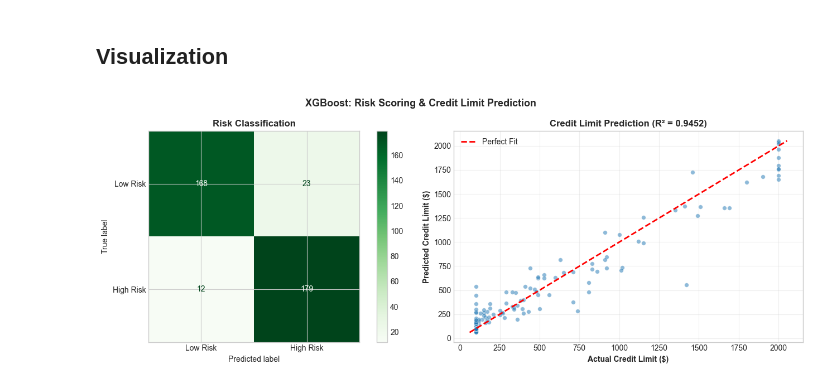
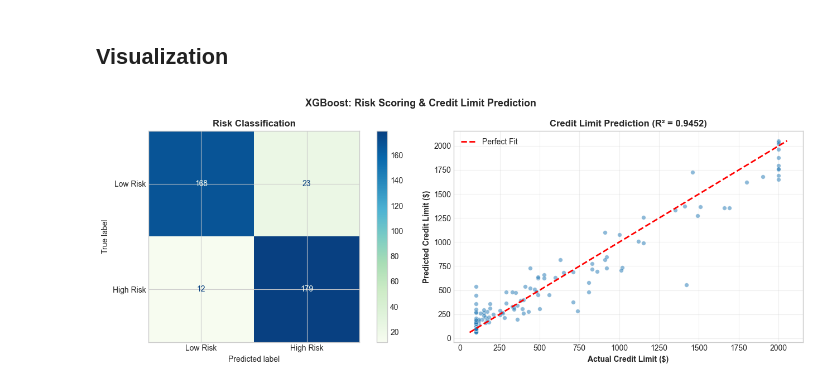
Before and after one commit to UmedJaMala/Credit-Risk-Scoring-ML, a Jupyter notebook: Credit_Limit_Risk_Scoring.ipynb, the cells around one changed output. Drawn from its saved outputs; the diff is of its cells as text; code cells hidden in the pictures.

Commit message:
feat: add credit risk scoring visualization and update notebook execution count

```diff
--- a/Credit_Limit_Risk_Scoring.ipynb
+++ b/Credit_Limit_Risk_Scoring.ipynb
@@ -324,22 +324,22 @@ Regression - Train R²: 0.9866 vs Test R²: 0.9452 (Gap: 0.0414)
 # %%
 fig, axes = plt.subplots(1, 2, figsize=(14, 5))
 fig.suptitle('XGBoost: Risk Scoring & Credit Limit Prediction', fontsize=13, fontweight='bold')
 
 cm = confusion_matrix(y_risk_test, y_risk_pred)
-ConfusionMatrixDisplay(cm, display_labels=['Low Risk', 'High Risk']).plot(ax=axes[0], colorbar=True, cmap='Greens')
+ConfusionMatrixDisplay(cm, display_labels=['Low Risk', 'High Risk']).plot(ax=axes[0], colorbar=True, cmap='GnBu')
 axes[0].set_title('Risk Classification', fontweight='bold')
 
 axes[1].scatter(y_credit_test, y_credit_pred, alpha=0.5, s=30, color='#1f77b4', edgecolors='white', linewidth=0.5)
 lims = [min(y_credit_test.min(), y_credit_pred.min()), max(y_credit_test.max(), y_credit_pred.max())]
 axes[1].plot(lims, lims, 'r--', lw=2, label='Perfect Fit')
 axes[1].set_xlabel('Actual Credit Limit ($)', fontweight='bold')
 axes[1].set_ylabel('Predicted Credit Limit ($)', fontweight='bold')
 axes[1].set_title(f'Credit Limit Prediction (R² = {r2:.4f})', fontweight='bold')
 axes[1].legend()
 axes[1].grid(True, alpha=0.3)
 
 plt.tight_layout()
 plt.savefig('outputs/credit_risk_scoring_results.png', dpi=150, bbox_inches='tight')
 plt.show()
 # %% [output]
-[figure, old version]
+[figure, new version]
```
Also changed, not shown: 1 other file.
